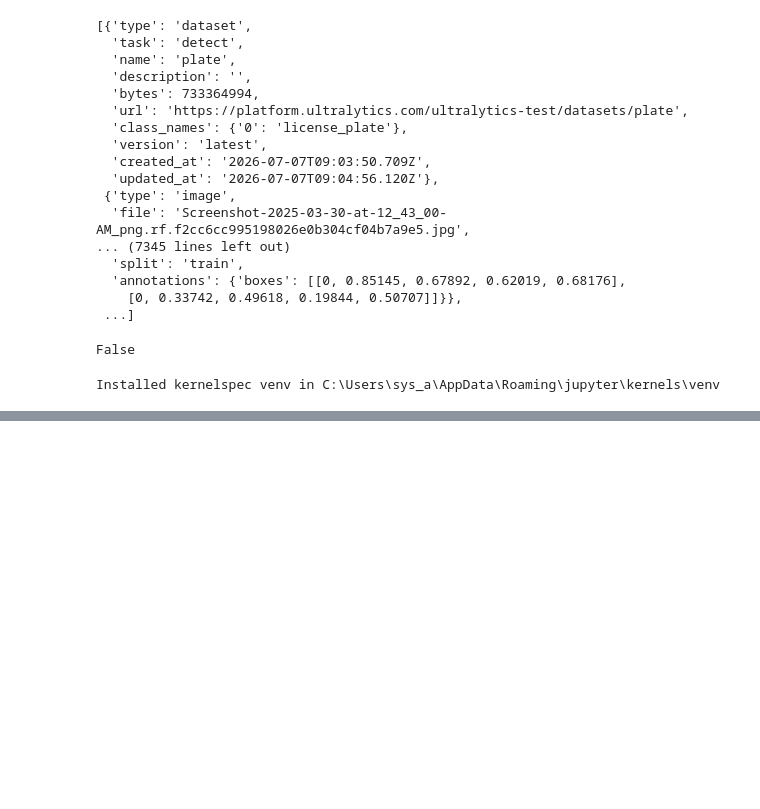
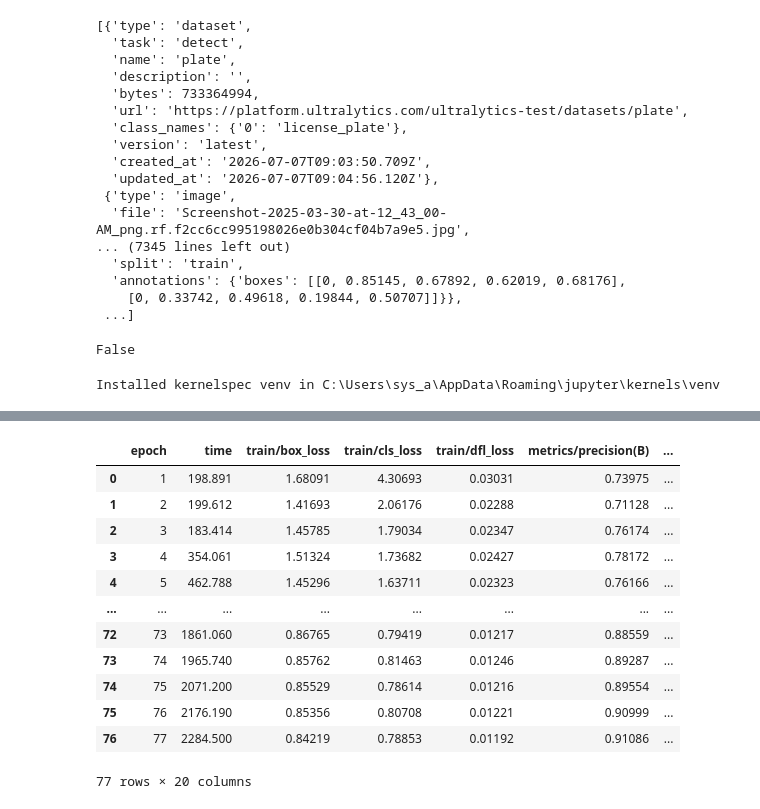
Before and after one commit to Sierra-py/vehicle-monitoring-system, a Jupyter notebook: notebooks/experimentation.ipynb, the cells around one changed output, grey strips where cells are left out. Cells and saved outputs as stored; diff of their text form; code cells hidden in the pictures; blank space fills up the shorter version.

```diff
--- a/notebooks/experimentation.ipynb
+++ b/notebooks/experimentation.ipynb
@@ -80,0 +101,16 @@ RuntimeError: Dataset '../data/raw/plate.ndjson' error  asyncio.run() cannot be
+# %%
+res
+# %% [output]
+|  | epoch | time | train/box_loss | train/cls_loss | train/dfl_loss | metrics/precision(B) | ... |
+| 0 | 1 | 198.891 | 1.68091 | 4.30693 | 0.03031 | 0.73975 | ... |
+| 1 | 2 | 199.612 | 1.41693 | 2.06176 | 0.02288 | 0.71128 | ... |
+| 2 | 3 | 183.414 | 1.45785 | 1.79034 | 0.02347 | 0.76174 | ... |
+| 3 | 4 | 354.061 | 1.51324 | 1.73682 | 0.02427 | 0.78172 | ... |
+| 4 | 5 | 462.788 | 1.45296 | 1.63711 | 0.02323 | 0.76166 | ... |
+| ... | ... | ... | ... | ... | ... | ... | ... |
+| 72 | 73 | 1861.060 | 0.86765 | 0.79419 | 0.01217 | 0.88559 | ... |
+| 73 | 74 | 1965.740 | 0.85762 | 0.81463 | 0.01246 | 0.89287 | ... |
+| 74 | 75 | 2071.200 | 0.85529 | 0.78614 | 0.01216 | 0.89554 | ... |
+| 75 | 76 | 2176.190 | 0.85356 | 0.80708 | 0.01221 | 0.90999 | ... |
+| 76 | 77 | 2284.500 | 0.84219 | 0.78853 | 0.01192 | 0.91086 | ... |
+77 rows × 20 columns
```
Also changed, not shown: parts of 11 cells of this notebook, 21 other files.
